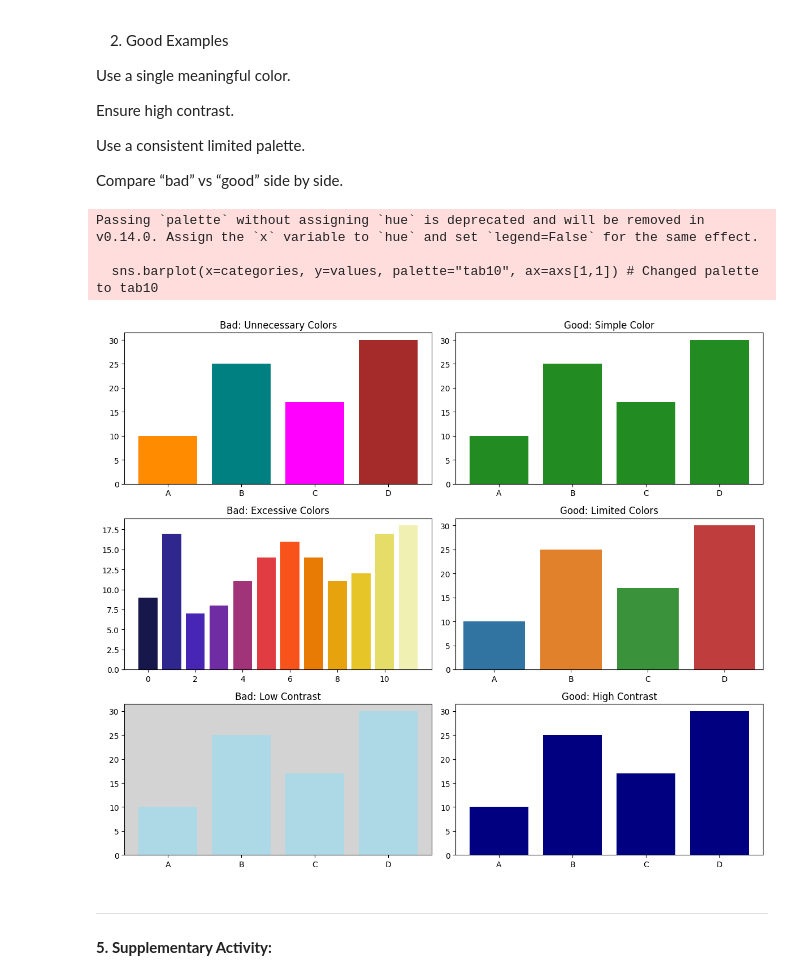
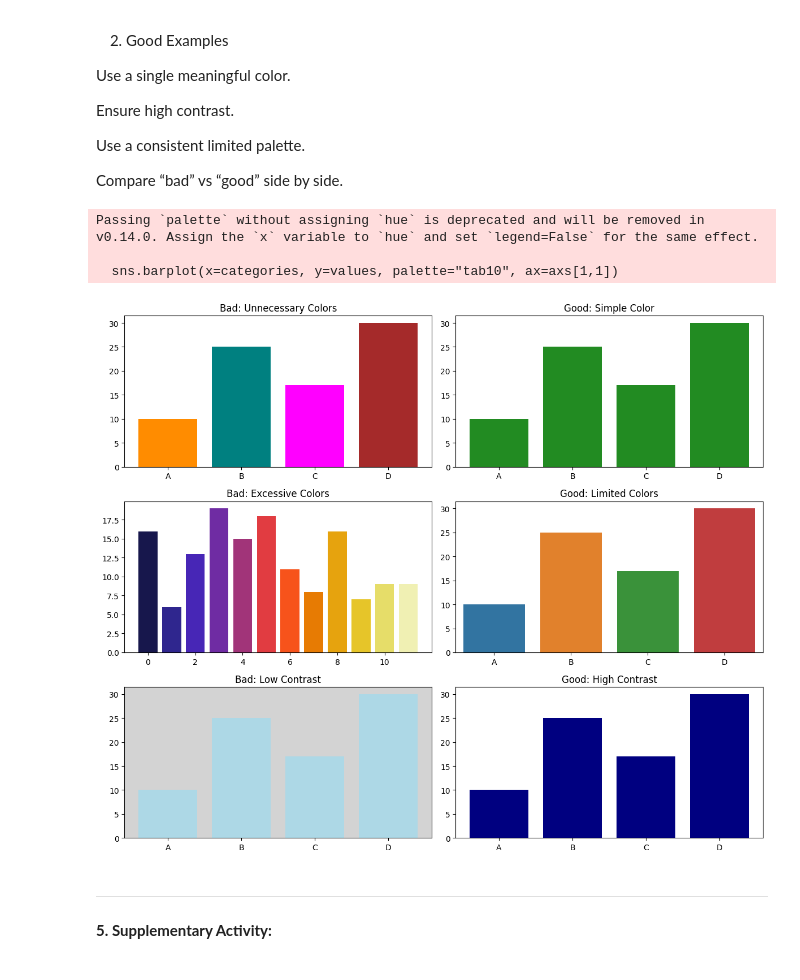
Before and after one commit to redjohnrosario-cpe/CPE-031-Visualization-and-Data-Analysis, a Jupyter notebook: Hands_On_Activity_7___Purposeful_Use_of_Color.ipynb, the cells around one changed output. Saved outputs shown, nothing was run; the diff lists cells and outputs as text; code cells hidden in the pictures.

```diff
--- a/Hands_On_Activity_7___Purposeful_Use_of_Color.ipynb
+++ b/Hands_On_Activity_7___Purposeful_Use_of_Color.ipynb
@@ -609,40 +609,39 @@ values = [10, 25, 17, 30]
 
 fig, axs = plt.subplots(3, 2, figsize=(12, 10))
 
 # 1. Unnecessary Color (Bad) - Using a different set of random-like colors
 axs[0,0].bar(categories, values, color=["darkorange", "teal", "magenta", "brown"])
 axs[0,0].set_title("Bad: Unnecessary Colors")
 
 # Good: One meaningful color - Using a different single color
 axs[0,1].bar(categories, values, color="forestgreen")
 axs[0,1].set_title("Good: Simple Color")
 
 # 2. Excessive Color (Bad) - Using a different large palette
 colors = sns.color_palette("CMRmap", 12) # Changed palette to CMRmap
 axs[1,0].bar(range(12), np.random.randint(5,20,12), color=colors)
 axs[1,0].set_title("Bad: Excessive Colors")
 
 # Good: Limited palette - Using a different limited palette
-sns.barplot(x=categories, y=values, palette="tab10", ax=axs[1,1]) # Changed palette to tab10
+sns.barplot(x=categories, y=values, palette="tab10", ax=axs[1,1])
 axs[1,1].set_title("Good: Limited Colors")
 
 # 3. Insufficient Contrast (Bad) - Using different low contrast colors
-axs[2,0].bar(categories, values, color="lightblue") # Changed color
-axs[2,0].set_facecolor("lightgray") # Changed background
+axs[2,0].bar(categories, values, color="lightblue")
+axs[2,0].set_facecolor("lightgray")
 axs[2,0].set_title("Bad: Low Contrast")
 
 # Good: High Contrast - Using different high contrast colors
-axs[2,1].bar(categories, values, color="navy") # Changed color
-axs[2,1].set_facecolor("white")
+axs[2,1].bar(categories, values, color="navy")
 axs[2,1].set_title("Good: High Contrast")
 
 plt.tight_layout()
 plt.show()
 # %% [output]
 Passing `palette` without assigning `hue` is deprecated and will be removed in v0.14.0. Assign the `x` variable to `hue` and set `legend=False` for the same effect.
 
-  sns.barplot(x=categories, y=values, palette="tab10", ax=axs[1,1]) # Changed palette to tab10
+  sns.barplot(x=categories, y=values, palette="tab10", ax=axs[1,1])
-[figure, old version]
+[figure, new version]
 # %% [markdown]
 
 
```
Also changed, not shown: parts of 4 cells of this notebook.
